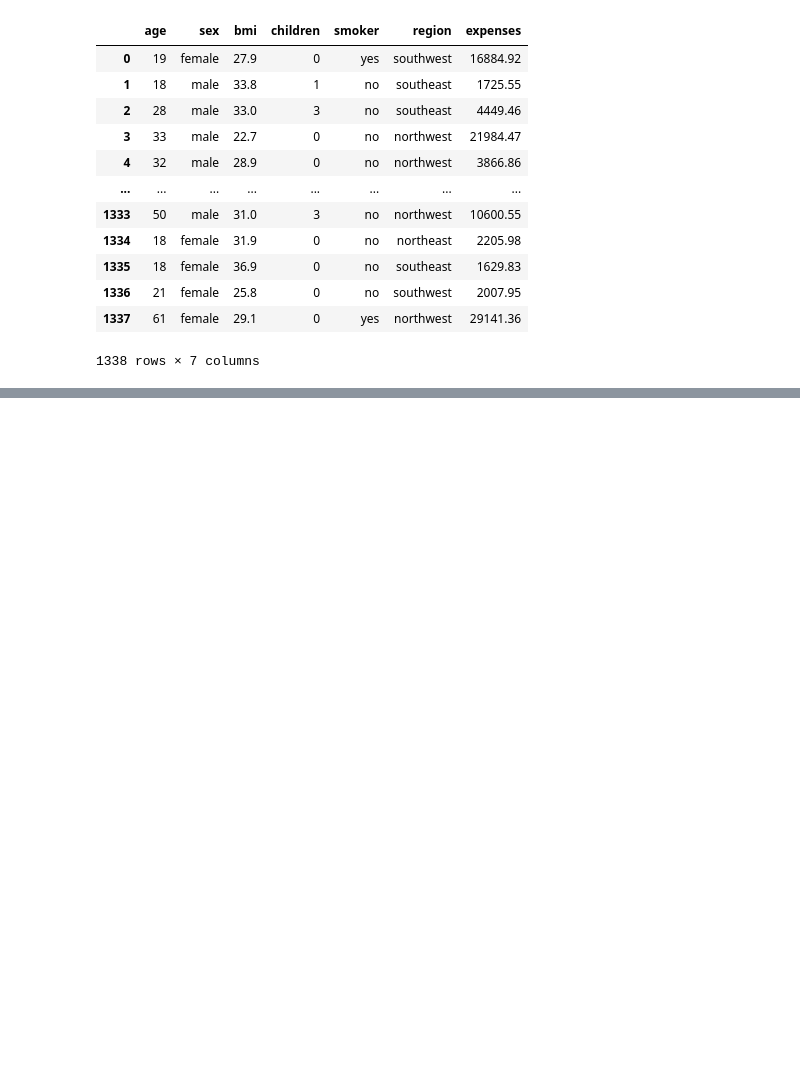
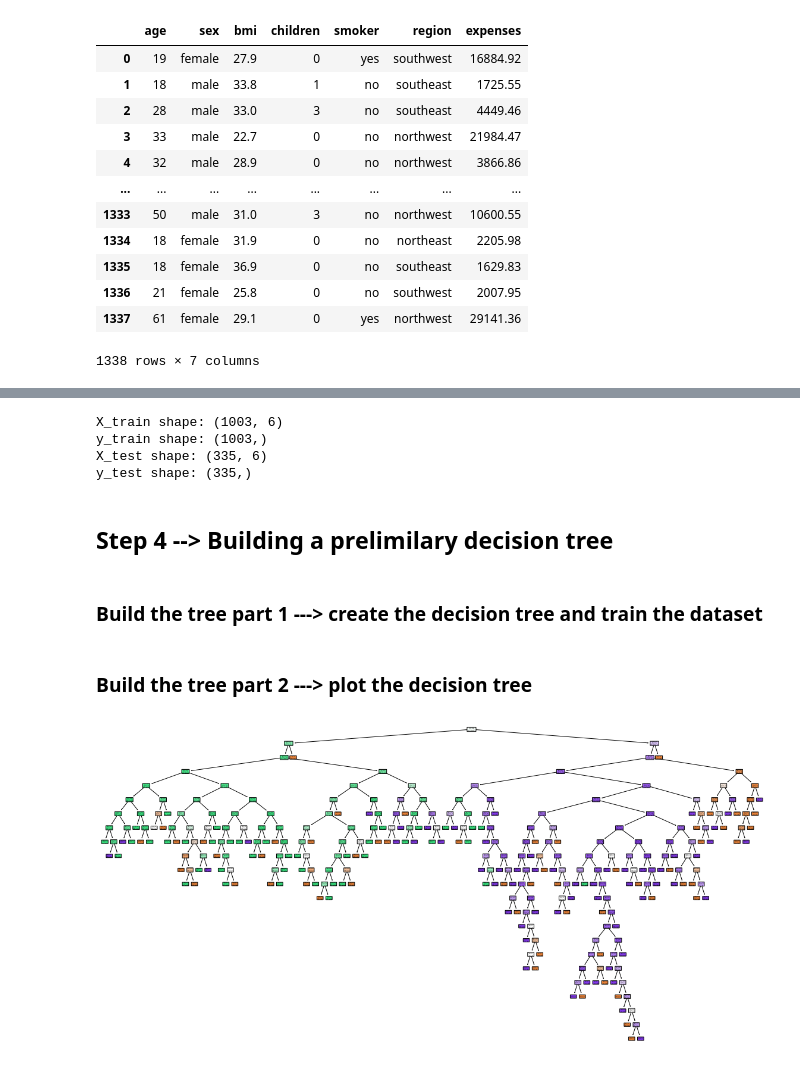
Before and after one commit to SouravDaedo/Insurance-Premium-Prediction, a Jupyter notebook: Classification_Model__Decision_Tree_.ipynb, the cells around one changed output, grey strips where cells are left out. Saved outputs shown, nothing was run; the diff lists cells and outputs as text; code cells hidden in the pictures; blank space fills up the shorter version.

```diff
--- a/Classification_Model__Decision_Tree_.ipynb
+++ b/Classification_Model__Decision_Tree_.ipynb
@@ -784,0 +171,9 @@ pd.DataFrame(centroids,columns=ae.columns).T
+# %%
+
+# Create a new categorical feature 'expenses' based on quartiles
+expense_labels = ['low', 'medium', 'high']
+
+df['expenses'] = pd.qcut(df['expenses'], q=3, labels=expense_labels)
+
+# Print the first few rows to verify the new feature
+print(df.head())
@@ -784,0 +231,46 @@ pd.DataFrame(centroids,columns=ae.columns).T
+# %%
+from sklearn.model_selection import train_test_split
+
+# Set the target variable (y) and the features (X)
+X = df.drop('expenses', axis=1)
+y = df['expenses']
+
+# Split the dataset into training and testing sets
+X_train, X_test, y_train, y_test = train_test_split(X, y,random_state=21)
+
+# Print the shapes of the resulting sets
+print("X_train shape:", X_train.shape)
+print("y_train shape:", y_train.shape)
+print("X_test shape:", X_test.shape)
+print("y_test shape:", y_test.shape)
+# %% [output]
+X_train shape: (1003, 6)
+y_train shape: (1003,)
+X_test shape: (335, 6)
+y_test shape: (335,)
+# %% [markdown]
+## Step 4 --> Building a prelimilary decision tree
+# %% [markdown]
+### Build the tree part 1 ---> create the decision tree and train the dataset
+# %%
+from sklearn.tree import DecisionTreeClassifier
+
+# creating the decision tree and fit it to the training data
+
+dt = DecisionTreeClassifier(random_state=21)
+dt=dt.fit(X_train, y_train)
+# %% [markdown]
+### Build the tree part 2 ---> plot the decision tree
+# %%
+from sklearn import tree
+import matplotlib.pyplot as plt
+
+# Plot the decision tree
+
+fig, ax = plt.subplots(figsize=(20, 10))
+
+tree.plot_tree(dt, feature_names=X.columns, class_names=['low', 'medium', 'high'], filled=True, rounded=True, ax=ax)
+
+plt.show()
+# %% [output]
+[figure, added]
```
Also changed, not shown: parts of 78 cells of this notebook.
